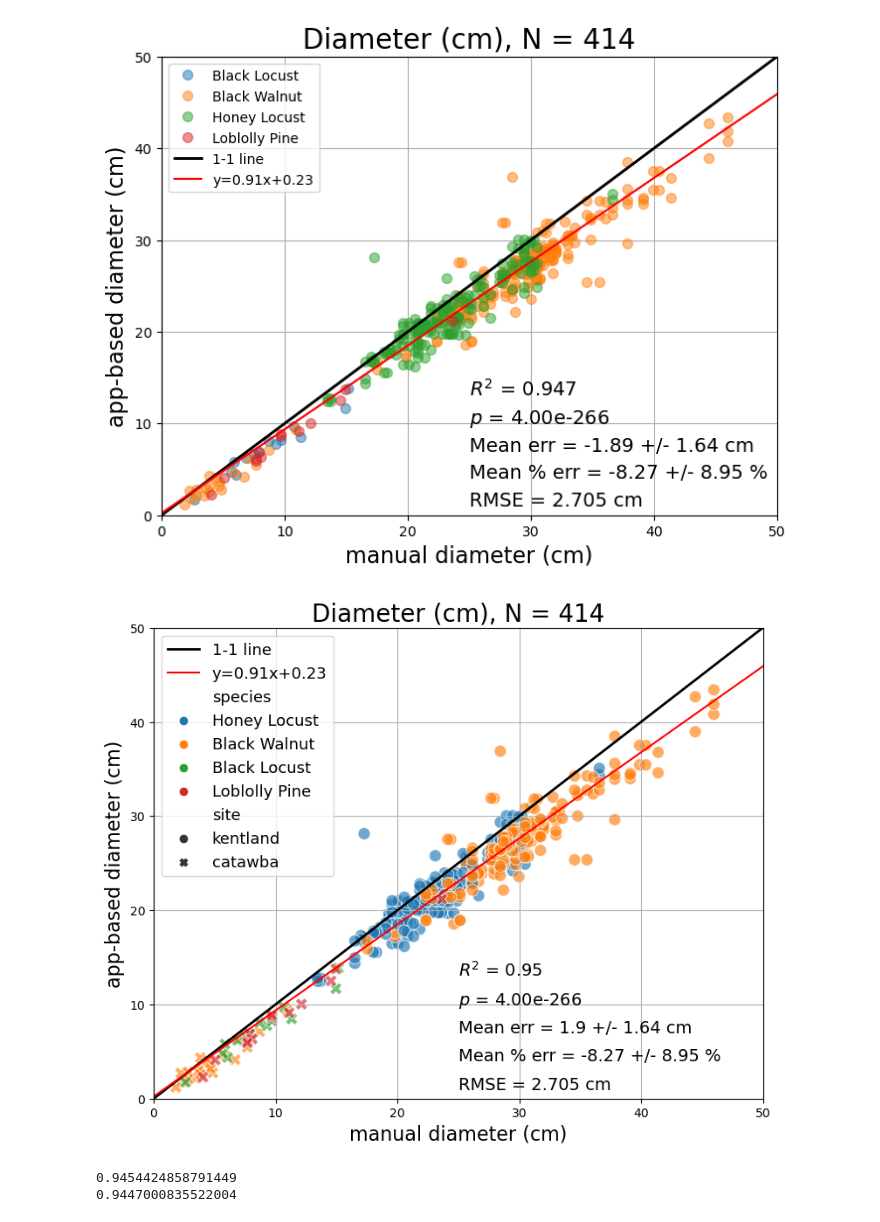
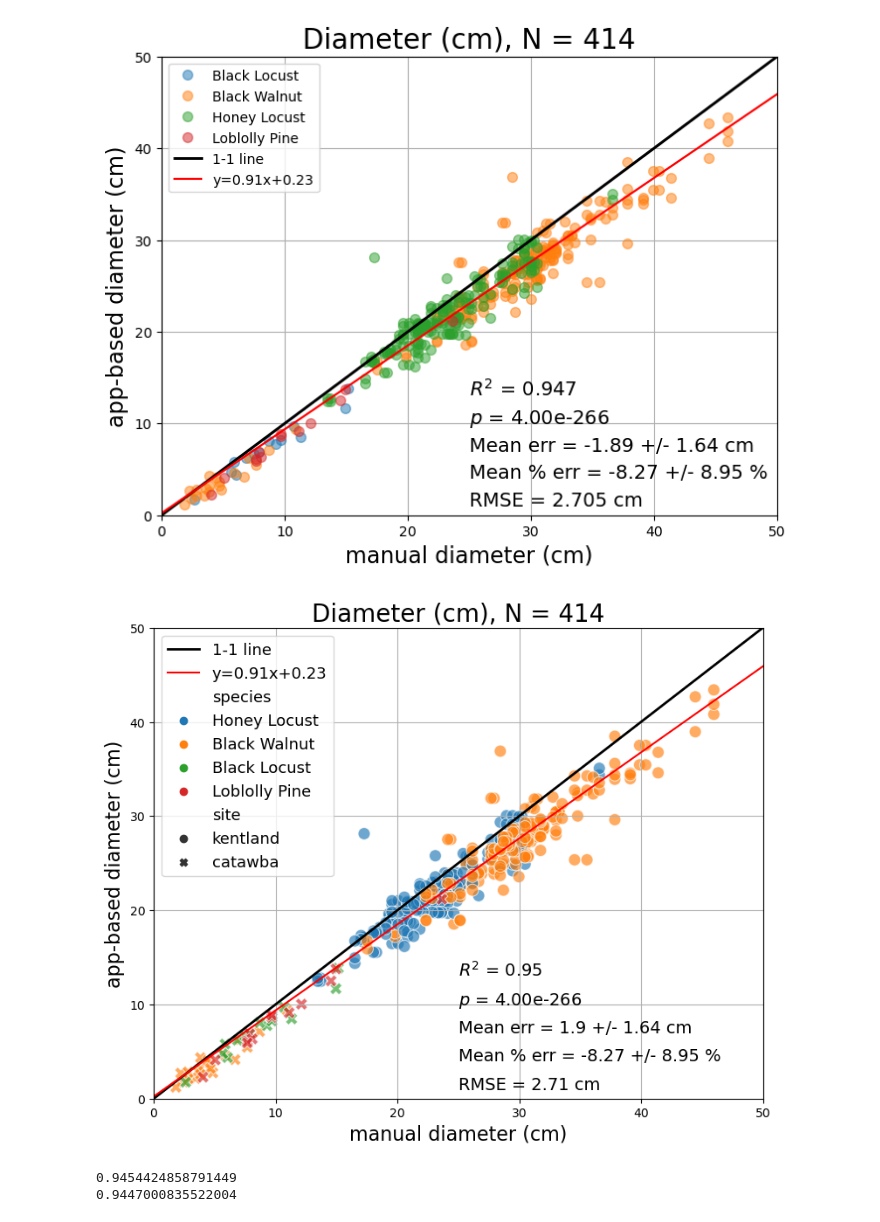
Before and after one commit to WorkingTrees/SamplingPaper, a Jupyter notebook: code/compile_process_analyze_FIN.ipynb, the cells around one changed output. Cells and saved outputs as stored; diff of their text form; code cells hidden in the pictures.

```diff
--- a/code/compile_process_analyze_FIN.ipynb
+++ b/code/compile_process_analyze_FIN.ipynb
@@ -711,35 +711,35 @@ ax.plot([0,300],[0,300],'k-', lw=2, label = '1-1 line')
 slope, intercept, r_value, p_value, std_err = stats.linregress(diam_all['manual'].astype(float), diam_all['app'].astype(float))
 
 # Mean absolute error
 mae = np.nanmean((diam_all['app'] - diam_all['manual']))
 mae_std = np.nanstd(abs(diam_all['app'] - diam_all['manual']))
 mape = np.nanmean(((diam_all['app'] - diam_all['manual']) / diam_all['manual'])) * 100
 mape_std = np.nanstd(((diam_all['app'] - diam_all['manual']) / diam_all['manual'])) * 100
 rmse = ((diam_all['app'] - diam_all['manual']) ** 2).mean() ** .5
 
 # regression line
 line = slope*np.linspace(0,300)+ intercept
 plt.plot(np.linspace(0,300), line, 'r', label='y={:.2f}x+{:.2f}'.format(slope,intercept))
 plt.annotate("$R^2$ = {}".format(str(round(r_value**2,2))), [25,13], size = 14)
 plt.annotate("$p$ = {:.2e}".format(p_value), [25,10], size = 14)
 plt.annotate("Mean err = {} +/- {} cm".format(str(round(abs(mae),2)),str(round(mae_std,2))), [25,7], size = 14)
 plt.annotate("Mean % err = {} +/- {} %".format(str(round(mape,2)),str(round(mape_std,2))), [25,4], size = 14)
-plt.annotate("RMSE = {} cm".format(str(round(rmse,5))[:5],), [25,1], size = 14)
+plt.annotate("RMSE = {} cm".format(str(round(rmse,2))), [25,1], size = 14)
 
 ax.legend(fontsize = 13)
 ax.set_xlim(0,50)
 ax.set_ylim(0,50)
 
 plt.xlabel("manual diameter (cm)", size = 16)
 plt.ylabel("app-based diameter (cm)", size = 16)
 
 
 titlestr = "Diameter (cm), N = {}".format(str(len(diam_all)))
 plt.title(titlestr, size = 20)
 plt.grid()
 plt.show()
 # %% [output]
-[figure, old version]
+[figure, new version]
 # %%
 def concordance_corr_coeff(x,y,correlation):
     numerator = 2 * correlation * np.nanstd(x) * np.nanstd(y)
```
Also changed, not shown: parts of 1 cell of this notebook.
